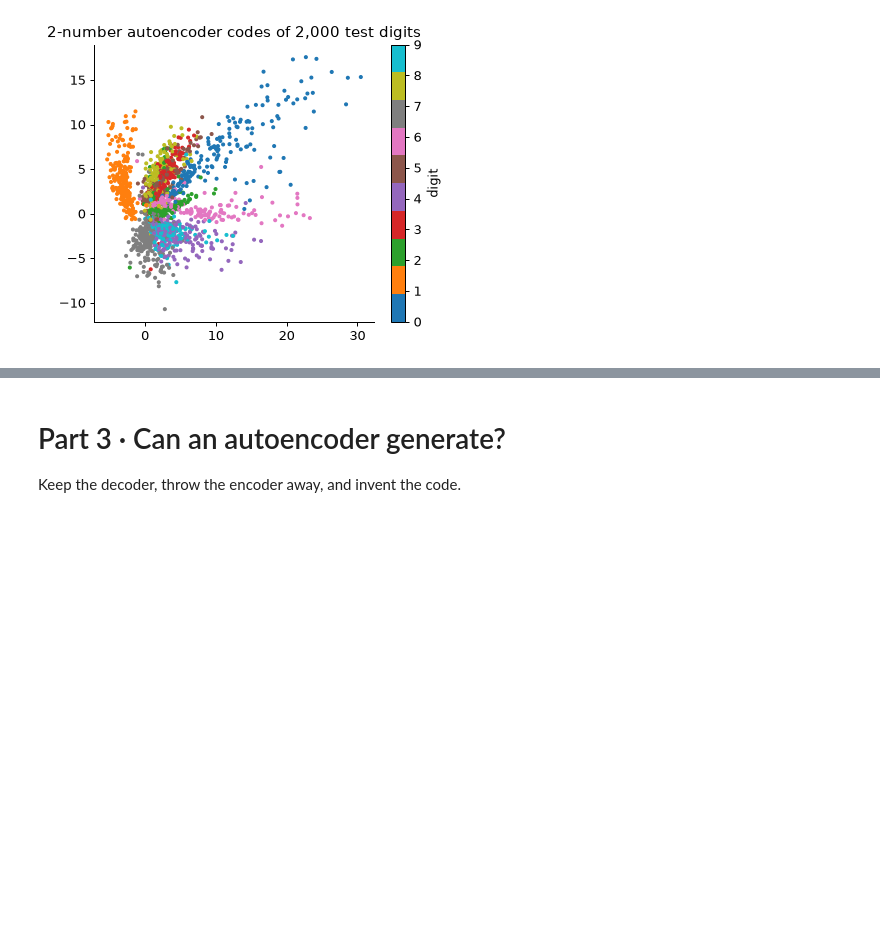
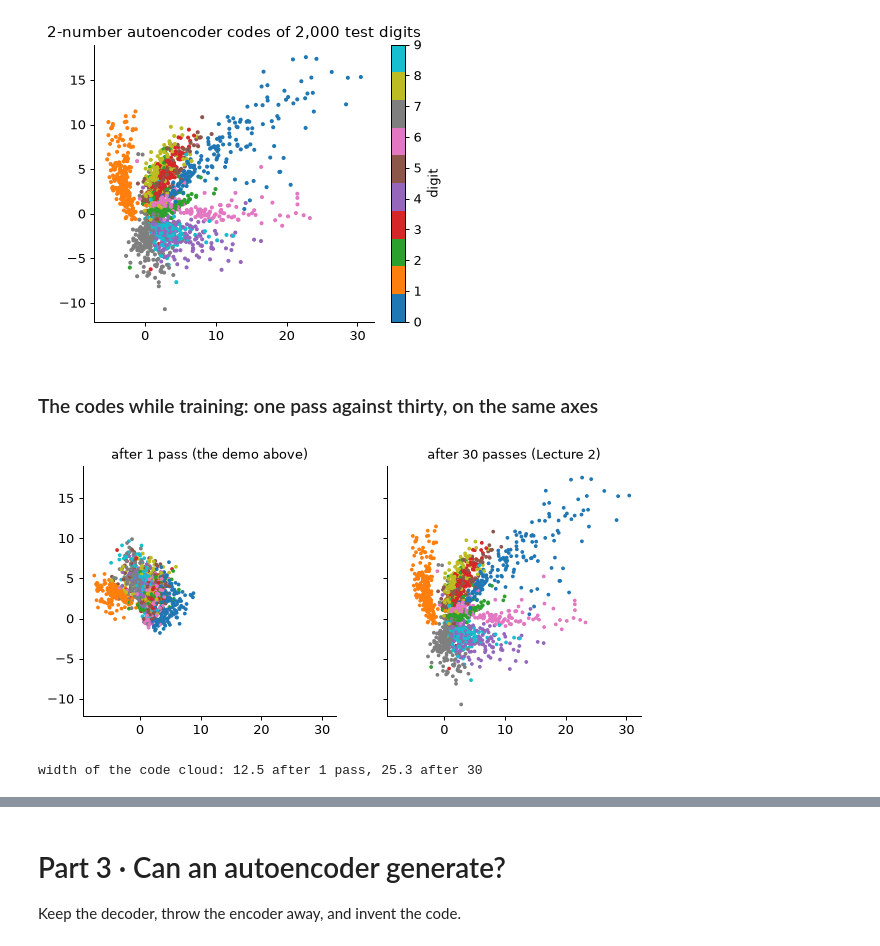
Before and after one commit to nipunbatra/generative, a Jupyter notebook: lectures/lecture5/lecture5-autoencoders-vae.ipynb, the cells around one changed output, grey strips where cells are left out. Saved outputs shown, nothing was run; the diff lists cells and outputs as text; code cells hidden in the pictures; blank space fills up the shorter version.

```diff
--- a/lectures/lecture5/lecture5-autoencoders-vae.ipynb
+++ b/lectures/lecture5/lecture5-autoencoders-vae.ipynb
@@ -250,3 +250,16 @@ code of   8 numbers: test squared error  16.60
 code of 128 numbers: test squared error   4.86
 [figure]
 [figure]
+# %% [markdown]
+### The codes while training: one pass against thirty, on the same axes
+# %%
+with torch.no_grad(): C1 = demo.encode(Xte[:2000].float())[0]
+fig, ax = plt.subplots(1, 2, figsize=(8, 3.6), sharex=True, sharey=True)
+for a, C, t in zip(ax, (C1, C2), ('after 1 pass (the demo above)', 'after 30 passes (Lecture 2)')):
+    a.scatter(*C.T, c=yte[:2000], cmap='tab10', s=4); a.set_title(t, fontsize=10)
+plt.show()
+width = lambda C: float((C.quantile(0.99, 0) - C.quantile(0.01, 0)).max())   # the larger side of the 1st-99th percentile box
+print(f'width of the code cloud: {width(C1):.1f} after 1 pass, {width(C2):.1f} after 30')
+# %% [output]
+[figure, added]
+width of the code cloud: 12.5 after 1 pass, 25.3 after 30
```
Also changed, not shown: parts of 47 cells of this notebook, 16 other files.
